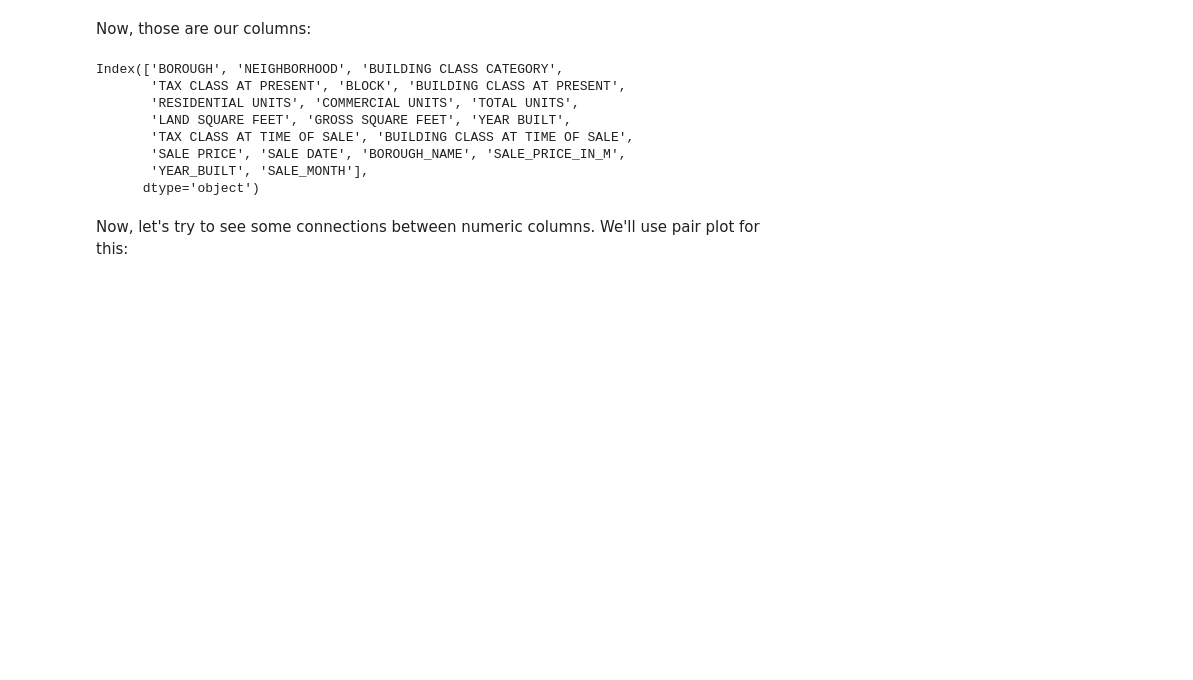
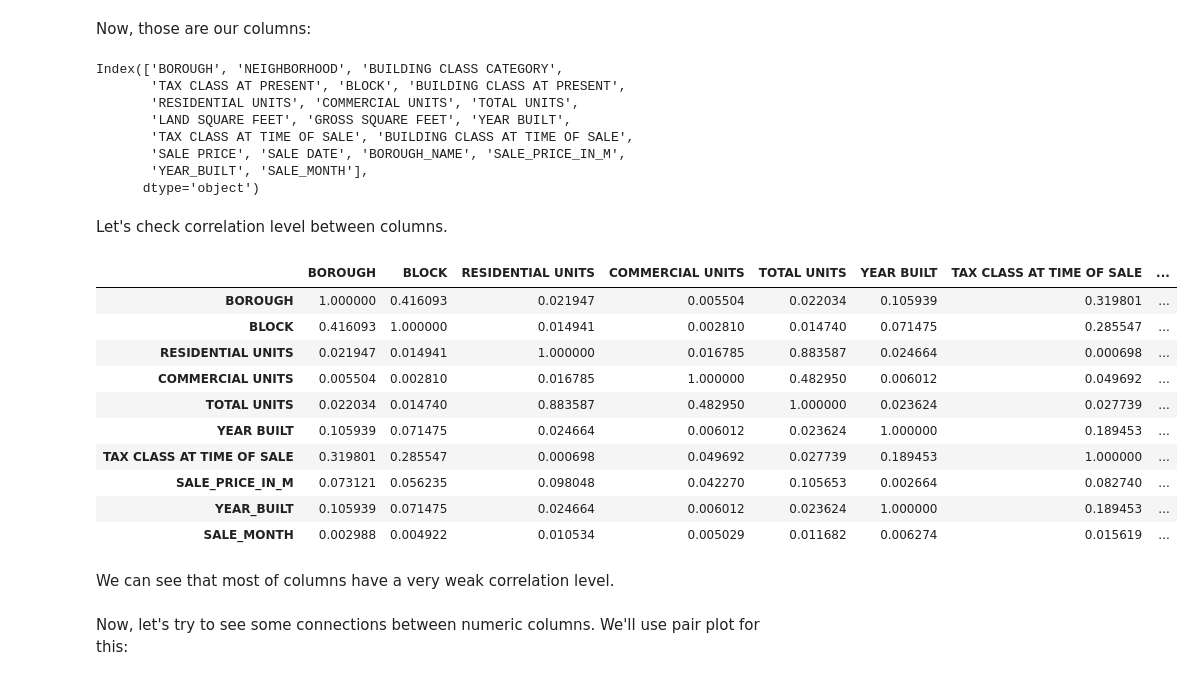
Before and after one commit to anton-asnitsky/naya-ds-2022-pandas, a Jupyter notebook: nyc-property-sales-eda.ipynb, the cells around one changed output. Drawn from its saved outputs; the diff is of its cells as text; code cells hidden in the pictures; blank space fills up the shorter version.

Commit message:
Kaggle Notebook | NYC Property Sales - EDA | Version 18

```diff
--- a/nyc-property-sales-eda.ipynb
+++ b/nyc-property-sales-eda.ipynb
@@ -189,6 +189,25 @@ Index(['BOROUGH', 'NEIGHBORHOOD', 'BUILDING CLASS CATEGORY',
        'SALE PRICE', 'SALE DATE', 'BOROUGH_NAME', 'SALE_PRICE_IN_M',
        'YEAR_BUILT', 'SALE_MONTH'],
       dtype='object')
+# %% [markdown]
+Let's check correlation level between columns.
+# %%
+corr = clean_df.corr().abs()
+corr
+# %% [output]
+|  | BOROUGH | BLOCK | RESIDENTIAL UNITS | COMMERCIAL UNITS | TOTAL UNITS | YEAR BUILT | TAX CLASS AT TIME OF SALE | ... |
+| BOROUGH | 1.000000 | 0.416093 | 0.021947 | 0.005504 | 0.022034 | 0.105939 | 0.319801 | ... |
+| BLOCK | 0.416093 | 1.000000 | 0.014941 | 0.002810 | 0.014740 | 0.071475 | 0.285547 | ... |
+| RESIDENTIAL UNITS | 0.021947 | 0.014941 | 1.000000 | 0.016785 | 0.883587 | 0.024664 | 0.000698 | ... |
+| COMMERCIAL UNITS | 0.005504 | 0.002810 | 0.016785 | 1.000000 | 0.482950 | 0.006012 | 0.049692 | ... |
+| TOTAL UNITS | 0.022034 | 0.014740 | 0.883587 | 0.482950 | 1.000000 | 0.023624 | 0.027739 | ... |
+| YEAR BUILT | 0.105939 | 0.071475 | 0.024664 | 0.006012 | 0.023624 | 1.000000 | 0.189453 | ... |
+| TAX CLASS AT TIME OF SALE | 0.319801 | 0.285547 | 0.000698 | 0.049692 | 0.027739 | 0.189453 | 1.000000 | ... |
+| SALE_PRICE_IN_M | 0.073121 | 0.056235 | 0.098048 | 0.042270 | 0.105653 | 0.002664 | 0.082740 | ... |
+| YEAR_BUILT | 0.105939 | 0.071475 | 0.024664 | 0.006012 | 0.023624 | 1.000000 | 0.189453 | ... |
+| SALE_MONTH | 0.002988 | 0.004922 | 0.010534 | 0.005029 | 0.011682 | 0.006274 | 0.015619 | ... |
+# %% [markdown]
+We can see that most of columns have a very weak correlation level.
 # %% [markdown]
 Now, let's try to see some connections between numeric columns. We'll use pair plot for this:
 # %%
```
Also changed, not shown: parts of 1 cell of this notebook.
